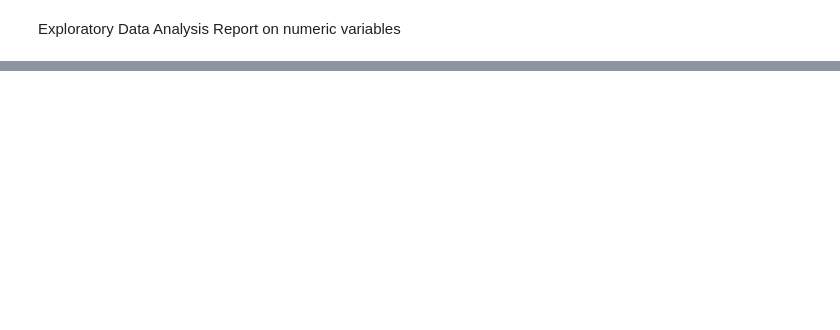
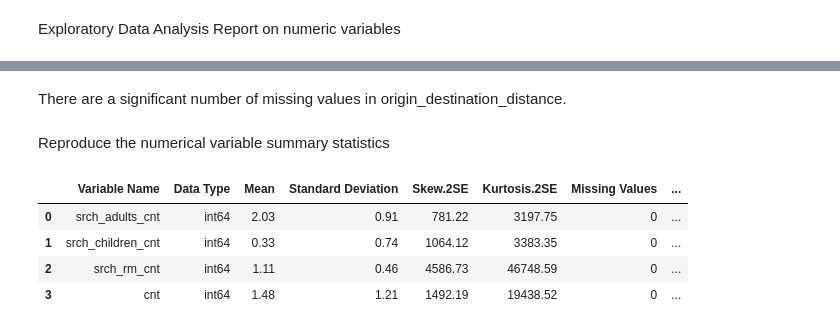
Before and after one commit to DemondLove/Expedia-Hotel-Prediction-Workflow, a Jupyter notebook: eda/dataUnderstanding.ipynb, the cells around one changed output, grey strips where cells are left out. Drawn from its saved outputs; the diff is of its cells as text; code cells hidden in the pictures; blank space fills up the shorter version.

```diff
--- a/eda/dataUnderstanding.ipynb
+++ b/eda/dataUnderstanding.ipynb
@@ -228,0 +310,48 @@ report
+# %% [markdown]
+There are a significant number of missing values in origin_destination_distance.
+# %%
+# Impute orig_destination_distance by using the country-to-country pairs to recover an approximation of this information.
+# ***Data Prep Step***
+
+# df[df['orig_destination_distance'].isnull()][['orig_destination_distance', 'user_location_country', 'hotel_country']]
+
+# ***Need to come back to this!!! In the meantime, I will drop the var***
+
+df.drop('orig_destination_distance', axis=1, inplace=True)
+# %% [markdown]
+Reproduce the numerical variable summary statistics
+# %%
+# Subset the numeric features
+dfnum = df[df.describe(include=[np.number]).columns]
+
+# Create the numeric variable table
+for i in range(0, len(dfnum.columns)):
+    if i == 0:
+        report = pd.DataFrame({
+            'Variable Name': [dfnum.columns[i]],
+            'Data Type': [str(dfnum.iloc[:,[i]].dtypes[0])],
+            'Mean': round(np.mean(dfnum.iloc[:,[i]].dropna()).sum(), 2),
+            'Standard Deviation': round(np.std(dfnum.iloc[:,[i]].dropna()).sum(), 2),
+            'Skew.2SE': '%.2f'%(skew(dfnum.iloc[:,[i]])/(dfnum.iloc[:,[i]].sem()*2)),
+            'Kurtosis.2SE': '%.2f'%(kurtosis(dfnum.iloc[:,[i]].dropna())[0]/(dfnum.iloc[:,[i]].sem()*2)),
+            'Missing Values': [dfnum.iloc[:,[i]].isna().sum().sum()],
+            'Percent Missing': ['%.2f'%(dfnum.iloc[:,[i]].isna().sum().sum()/len(dfnum)*100)]
+            })
+    else:
+        report.loc[len(report)] = {
+            'Variable Name': dfnum.columns[i],
+            'Data Type': str(dfnum.iloc[:,[i]].dtypes[0]),
+            'Mean': round(np.mean(dfnum.iloc[:,[i]].dropna()).sum(), 2),
+            'Standard Deviation': round(np.std(dfnum.iloc[:,[i]].dropna()).sum(), 2),
+            'Skew.2SE': '%.2f'%(skew(dfnum.iloc[:,[i]])/(dfnum.iloc[:,[i]].sem()*2)),
+            'Kurtosis.2SE': '%.2f'%(kurtosis(dfnum.iloc[:,[i]].dropna())[0]/(dfnum.iloc[:,[i]].sem()*2)),
+            'Missing Values': dfnum.iloc[:,[i]].isna().sum().sum(),
+            'Percent Missing': '%.2f'%(dfnum.iloc[:,[i]].isna().sum().sum()/len(dfnum)*100)
+            }
+report
+# %% [output]
+|  | Variable Name | Data Type | Mean | Standard Deviation | Skew.2SE | Kurtosis.2SE | Missing Values | ... |
+| 0 | srch_adults_cnt | int64 | 2.03 | 0.91 | 781.22 | 3197.75 | 0 | ... |
+| 1 | srch_children_cnt | int64 | 0.33 | 0.74 | 1064.12 | 3383.35 | 0 | ... |
+| 2 | srch_rm_cnt | int64 | 1.11 | 0.46 | 4586.73 | 46748.59 | 0 | ... |
+| 3 | cnt | int64 | 1.48 | 1.21 | 1492.19 | 19438.52 | 0 | ... |
```
Also changed, not shown: parts of 21 cells of this notebook, 4 other files.
